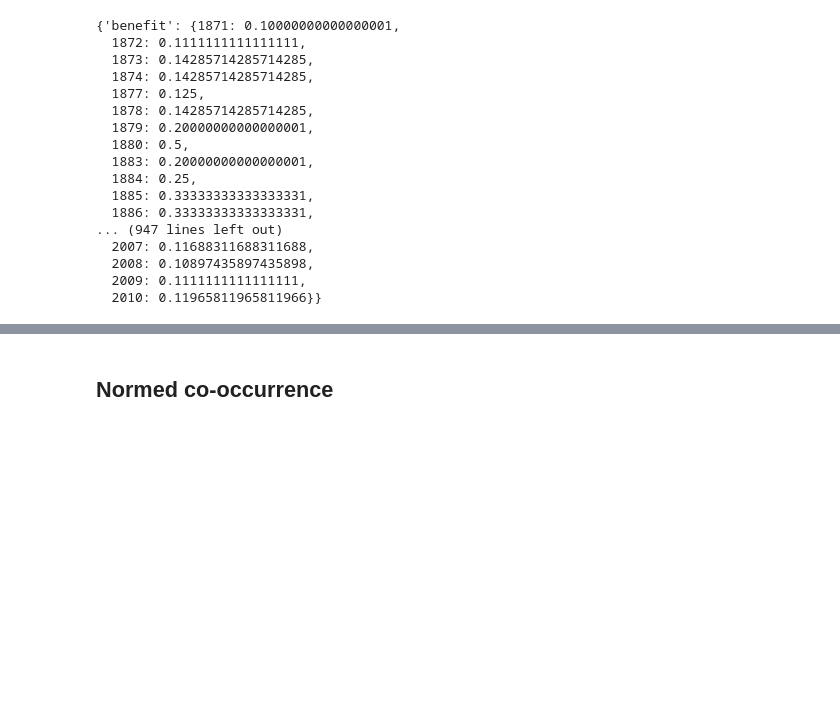
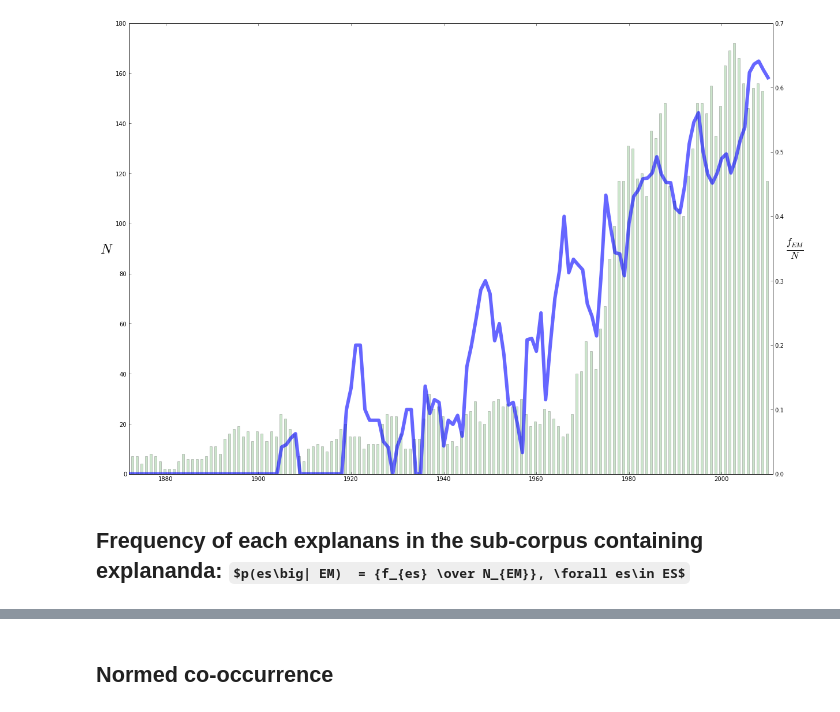
Before and after one commit to erickpeirson/Social-Dominance-in-Polistes, a Jupyter notebook: 20140419 - Guido co-occurrence.ipynb, the cells around one changed output, grey strips where cells are left out. Drawn from its saved outputs; the diff is of its cells as text; code cells hidden in the pictures; some formulas as TeX source; blank space fills up the shorter version.

```diff
--- a/20140419 - Guido co-occurrence.ipynb
+++ b/20140419 - Guido co-occurrence.ipynb
@@ -96 +80,4 @@ plt.show()
 termcounts = { ex[0]:Counter() for ex in explananda+explanantes }
+# %%
+# Pooled f for all concepts.
+em_counts = Counter()
@@ -208,20 +173,0 @@ plt.show()
-# %%
-tf
-# %% [output]
-{'benefit': {1871: 0.10000000000000001,
-  1872: 0.1111111111111111,
-  1873: 0.14285714285714285,
-  1874: 0.14285714285714285,
-  1877: 0.125,
-  1878: 0.14285714285714285,
-  1879: 0.20000000000000001,
-  1880: 0.5,
-  1883: 0.20000000000000001,
-  1884: 0.25,
-  1885: 0.33333333333333331,
-  1886: 0.33333333333333331,
-... (947 lines left out)
-  2007: 0.11688311688311688,
-  2008: 0.10897435897435898,
-  2009: 0.1111111111111111,
-  2010: 0.11965811965811966}}
@@ -232,0 +174,33 @@ N_x = len(explananda)
+# %%
+skeys = sorted(em_counts)
+N_ = np.array([ float(len(D.axes['date'][d])) for d in skeys ])
+
+# Frequency for all explananda.
+f_EM = { skeys[d]:em_counts[skeys[d]]/N_[d] for d in xrange(len(skeys)) }
+# %%
+# Fill in missing zeros.
+for term, values in tf.iteritems():
+    for i in xrange(1872,2011):
+        if i not in values.keys():
+            tf[term][i] = 0.
+
+for i in xrange(1872, 2011):
+    if i not in f_EM.keys():
+        f_EM[i] = 0.
+# %%
+fig, ax1 = subplots(figsize=(20,14))
+
+N = np.array([ len(v) for v in D.axes['date'].values() ])
+ax1.bar(np.array([ d for d in D.axes['date'].keys() ])-0.5 , N, alpha=0.2, width=0.5, color='g', label='Corpus')
+ax1.set_ylabel(r'$N$', rotation='horizontal', fontsize=24)
+
+ax2 = ax1.twinx()
+ax2.plot(f_EM.keys(), f_EM.values(), lw=6, label='Explananda', alpha=0.6)
+ax2.set_ylabel(r'$\frac{f_{EM}}{N}$', rotation='horizontal', fontsize=24)
+
+plt.xlim(1872, 2011)
+plt.show()
+# %% [output]
+[figure, added]
+# %% [markdown]
+## Frequency of each explanans in the sub-corpus containing explananda: $p(es\big| EM)  = {f_{es} \over N_{EM}}, \forall es\in ES$
```
Also changed, not shown: parts of 54 cells of this notebook, 4 other files.
